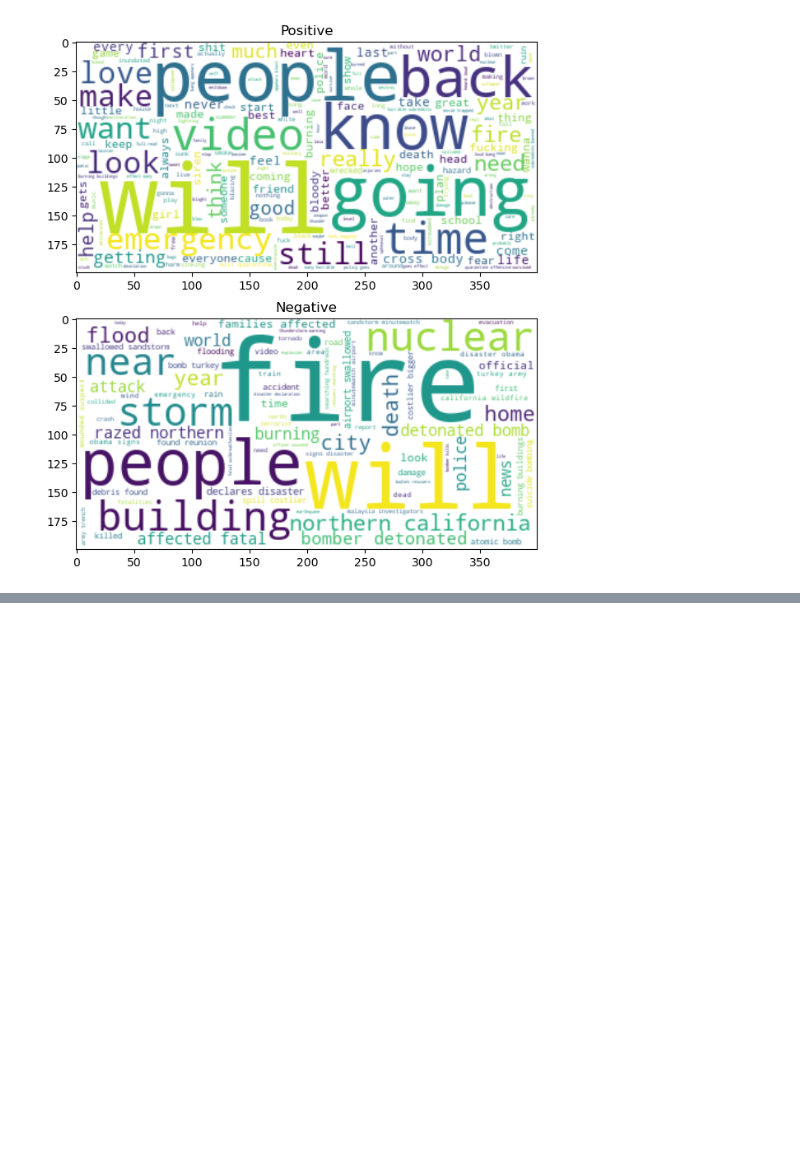
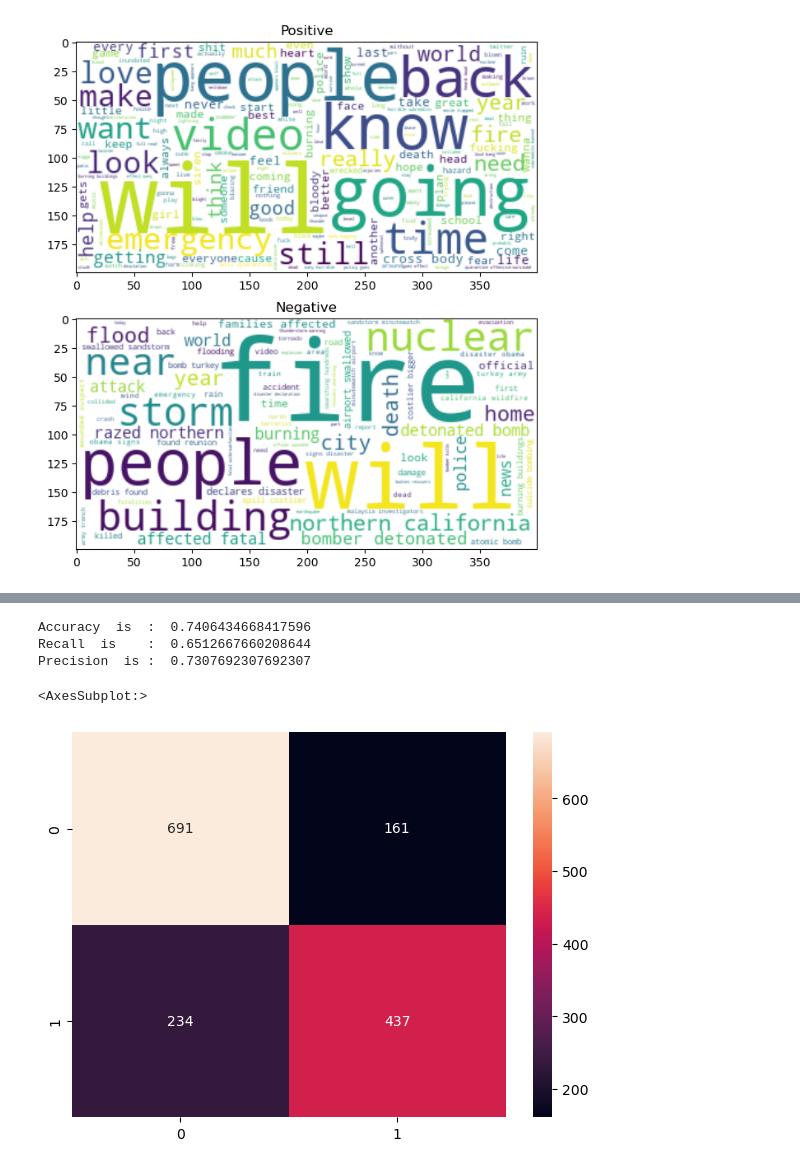
Before and after one commit to nagyszeru/DTSA-5511-NLP, a Jupyter notebook: uoc-nlp.ipynb, the cells around one changed output, grey strips where cells are left out. Saved outputs shown, nothing was run; the diff lists cells and outputs as text; code cells hidden in the pictures; blank space fills up the shorter version.

```diff
--- a/uoc-nlp.ipynb
+++ b/uoc-nlp.ipynb
@@ -253,2 +263,2 @@ None
 # %%
-model.fit(X_train, y_train, epochs = 10, batch_size=32, validation_data=(X_test, y_test))
+model.fit(x_train, y_train, epochs = 10, batch_size=32, validation_data=(x_test, y_test))
@@ -255,3 +287,3 @@ model.fit(X_train, y_train, epochs = 10, batch_size=32, validation_data=(X_test,
 # %%
-y_pred = model.predict(X_test).round()
-y_pred
+y_pred = model.predict(x_test).round()
+print(y_pred)
@@ -261,11 +305,17 @@ train_accuracy
 # %%
-print('Accuracy  is  : ', (metrics.accuracy_score(y_test, y_pred)))
-print('Recall  is    : ', (metrics.recall_score(y_test, y_pred)))
-print('Precision  is : ', (metrics.precision_score(y_test, y_pred)))
+# print('Accuracy  is  : ', (metrics.accuracy_score(y_test, y_pred)))
+# print('Recall  is    : ', (metrics.recall_score(y_test, y_pred)))
+# print('Precision  is : ', (metrics.precision_score(y_test, y_pred)))
+# %% [output]
+Accuracy  is  :  0.7406434668417596
+Recall  is    :  0.6512667660208644
+Precision  is :  0.7307692307692307
 # %%
-conm = confusion_matrix(y_test,y_pred)
+confuse = confusion_matrix(y_test,y_pred)
 plt.figure(figsize=(7, 5))
-sns.heatmap(conm, annot=True, fmt='d', cmap='cool')
-plt.show()
+sns.heatmap(confuse, annot=True, fmt='g')
+# %% [output]
+<AxesSubplot:>
+[figure, added]
 # %%
 print(classification_report(y_test, y_pred))
```
Also changed, not shown: parts of 24 cells of this notebook.
